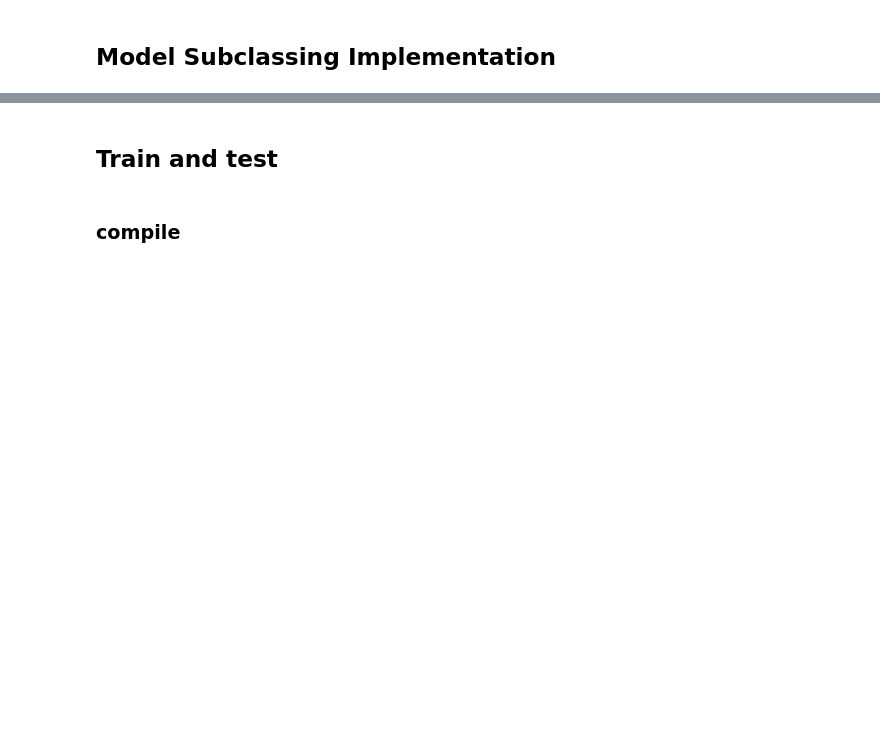
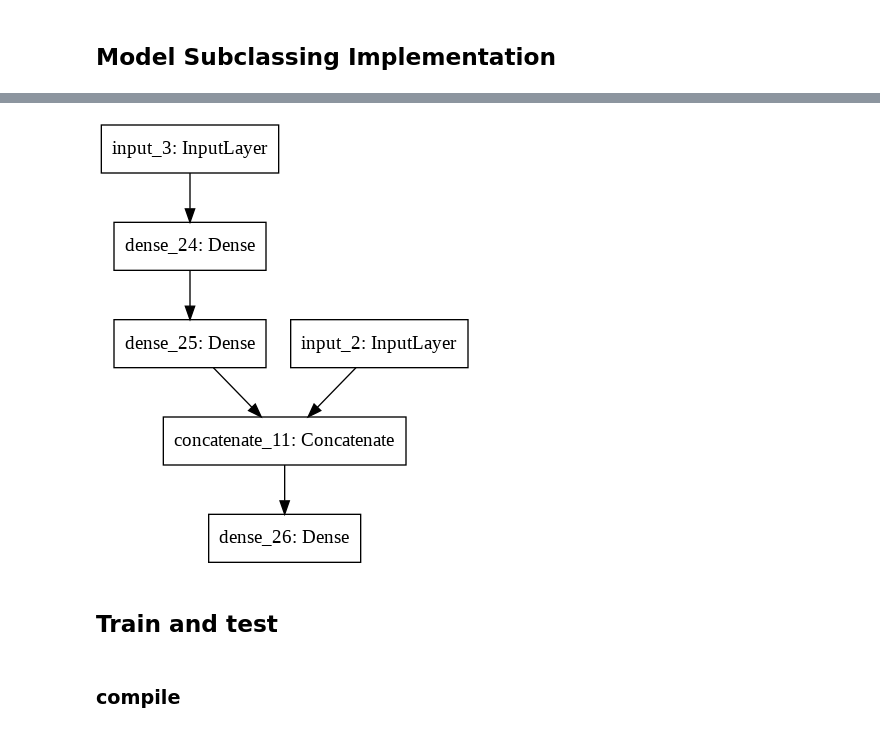
Before and after one commit to dongxiaohuang/Tensorflow2.0_notes, a Jupyter notebook: tf_keras_regression_wide_deep_multi_input.ipynb, the cells around one changed output, grey strips where cells are left out. Cells and saved outputs as stored; diff of their text form; code cells hidden in the pictures; blank space fills up the shorter version.

```diff
--- a/tf_keras_regression_wide_deep_multi_input.ipynb
+++ b/tf_keras_regression_wide_deep_multi_input.ipynb
@@ -241,3 +250,17 @@ tf.keras.utils.plot_model(
+# %%
+# plot model
+tf.keras.utils.plot_model(
+    model.build_graph([(15), (15)]),
+    to_file="model.png",
+    show_shapes=False,
+    show_dtype=False,
+    show_layer_names=True,
+    rankdir="TB",
+    expand_nested=False,
+    dpi=96,
+)
+# %% [output]
+[figure, added]
 # %% [markdown]
 ## Train and test
 # %% [markdown]
```
Also changed, not shown: parts of 16 cells of this notebook.
